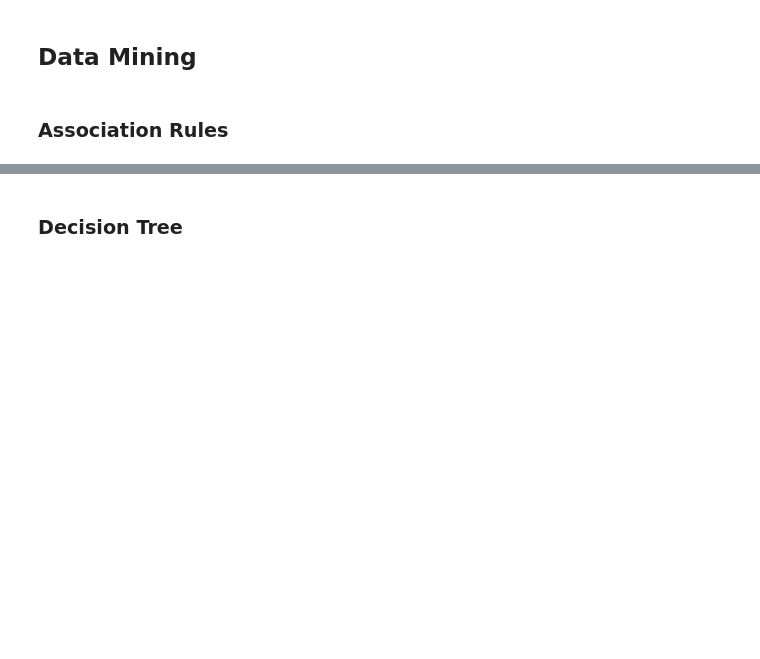
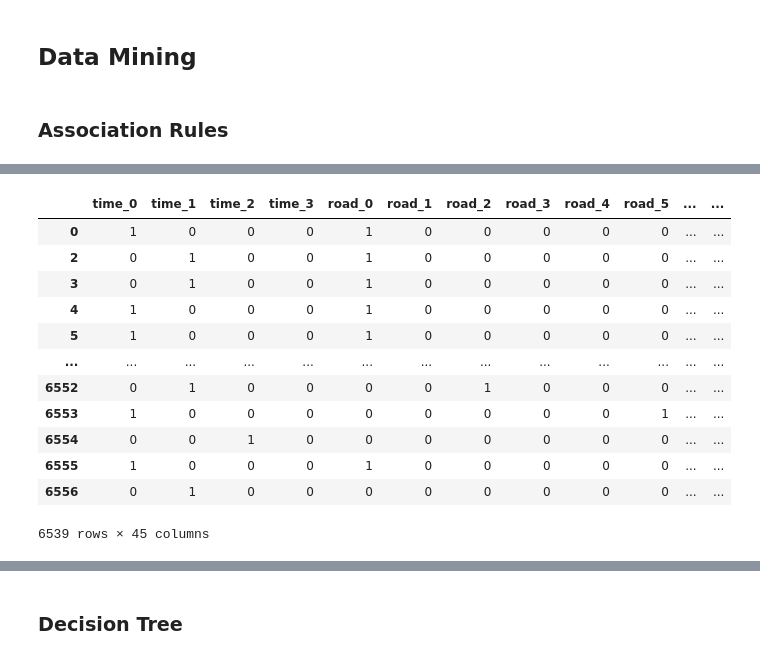
Before and after one commit to Ratchanontt/BSC_DPDM23, a Jupyter notebook: Project.ipynb, the cells around one changed output, grey strips where cells are left out. Drawn from its saved outputs; the diff is of its cells as text; code cells hidden in the pictures; blank space fills up the shorter version.

```diff
--- a/Project.ipynb
+++ b/Project.ipynb
@@ -1472,0 +568,19 @@ RelationRecord(items=frozenset({'หลับใน', 'เปลี่ยนช
+# %%
+# แปลงข้อมูลเป็น DataFrame ที่เข้ารหัสแบบ Dummy Variables
+accident_encoded = pd.get_dummies(data_new[['time' ,'road' ,'weather','injur','dead','case']])
+# %%
+accident_encoded
+# %% [output]
+|  | time_0 | time_1 | time_2 | time_3 | road_0 | road_1 | road_2 | road_3 | road_4 | road_5 | ... | ... |
+| 0 | 1 | 0 | 0 | 0 | 1 | 0 | 0 | 0 | 0 | 0 | ... | ... |
+| 2 | 0 | 1 | 0 | 0 | 1 | 0 | 0 | 0 | 0 | 0 | ... | ... |
+| 3 | 0 | 1 | 0 | 0 | 1 | 0 | 0 | 0 | 0 | 0 | ... | ... |
+| 4 | 1 | 0 | 0 | 0 | 1 | 0 | 0 | 0 | 0 | 0 | ... | ... |
+| 5 | 1 | 0 | 0 | 0 | 1 | 0 | 0 | 0 | 0 | 0 | ... | ... |
+| ... | ... | ... | ... | ... | ... | ... | ... | ... | ... | ... | ... | ... |
+| 6552 | 0 | 1 | 0 | 0 | 0 | 0 | 1 | 0 | 0 | 0 | ... | ... |
+| 6553 | 1 | 0 | 0 | 0 | 0 | 0 | 0 | 0 | 0 | 1 | ... | ... |
+| 6554 | 0 | 0 | 1 | 0 | 0 | 0 | 0 | 0 | 0 | 0 | ... | ... |
+| 6555 | 1 | 0 | 0 | 0 | 1 | 0 | 0 | 0 | 0 | 0 | ... | ... |
+| 6556 | 0 | 1 | 0 | 0 | 0 | 0 | 0 | 0 | 0 | 0 | ... | ... |
+6539 rows × 45 columns
```
Also changed, not shown: parts of 98 cells of this notebook.
